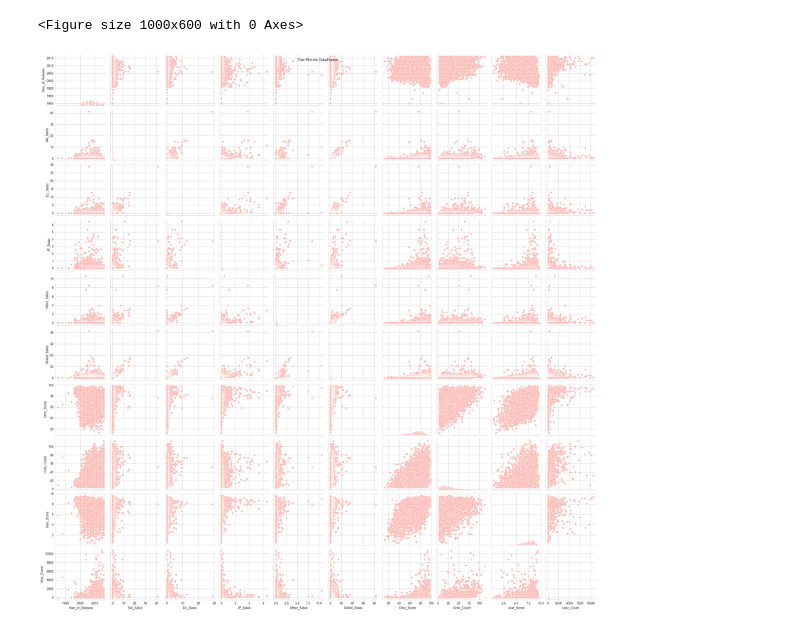
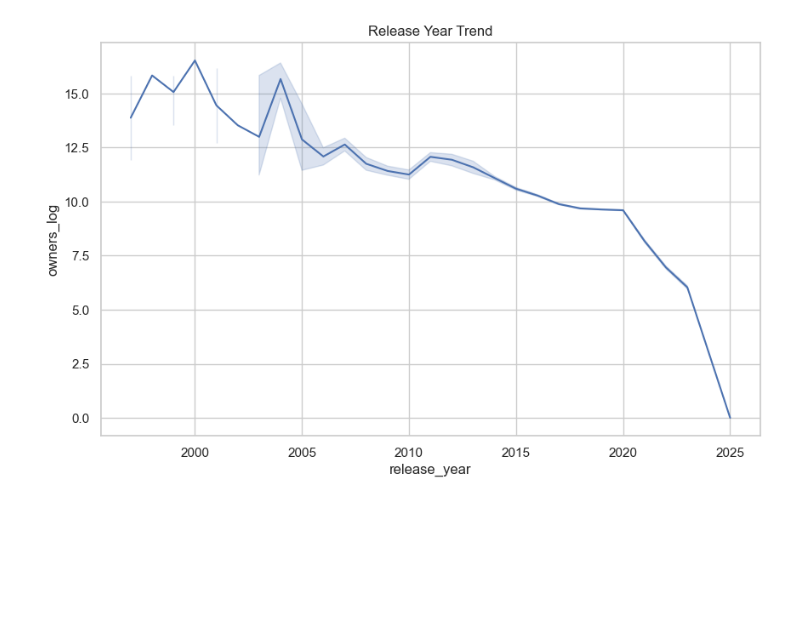
Before and after one commit to TinganYu/2025fall-Data-Science, a Jupyter notebook: code/EDA.ipynb, the cells around one changed output. Drawn from its saved outputs; the diff is of its cells as text; code cells hidden in the pictures; blank space fills up the shorter version.

```diff
--- a/code/EDA.ipynb
+++ b/code/EDA.ipynb
@@ -194,0 +1,10 @@ plt.show()
+# %%
+import pandas as pd
+import numpy as np
+import matplotlib.pyplot as plt
+import seaborn as sns
+
+sns.set(style="whitegrid")
+# %%
+df = pd.read_csv("../data/steam_games_feature.csv")
+df.head()
@@ -194,0 +77,10 @@ plt.show()
+# %%
+df["price_bin"] = pd.cut(df["Price"], bins=[0,1,5,10,20,50,200],
+                         labels=["0-1","1-5","5-10","10-20","20-50","50+"])
+
+plt.figure(figsize=(10,6))
+sns.boxplot(x="price_bin", y="owners_log", data=df)
+plt.title("Owners vs Price Range")
+plt.xlabel("Price Range")
+plt.ylabel("owners_log")
+plt.show()
@@ -194,0 +120,10 @@ plt.show()
+# %%
+df["lang_bin"] = pd.cut(df["lang_count"], bins=[0,5,10,20,50,200],
+                        labels=["1-5","6-10","11-20","21-50","50+"])
+
+sns.boxplot(x="lang_bin", y="owners_log", data=df)
+
+plt.title("Languages Count vs Price Range")
+plt.xlabel("lang_bin")
+plt.ylabel("owners_log")
+plt.show()
@@ -195,12 +166,7 @@ plt.show()
 # %%
-sns.set_palette("Pastel1")
-
-plt.figure(figsize=(10, 6))
-
-sns.pairplot(df)
-
-plt.suptitle('Pair Plot for DataFrame')
+plt.figure(figsize=(10,6))
+sns.lineplot(x="release_year", y="owners_log", data=df)
+plt.title("Release Year Trend")
 plt.show()
 # %% [output]
-<Figure size 1000x600 with 0 Axes>
-[figure, old version]
+[figure, new version]
```
Also changed, not shown: parts of 31 cells of this notebook, 12 other files.
